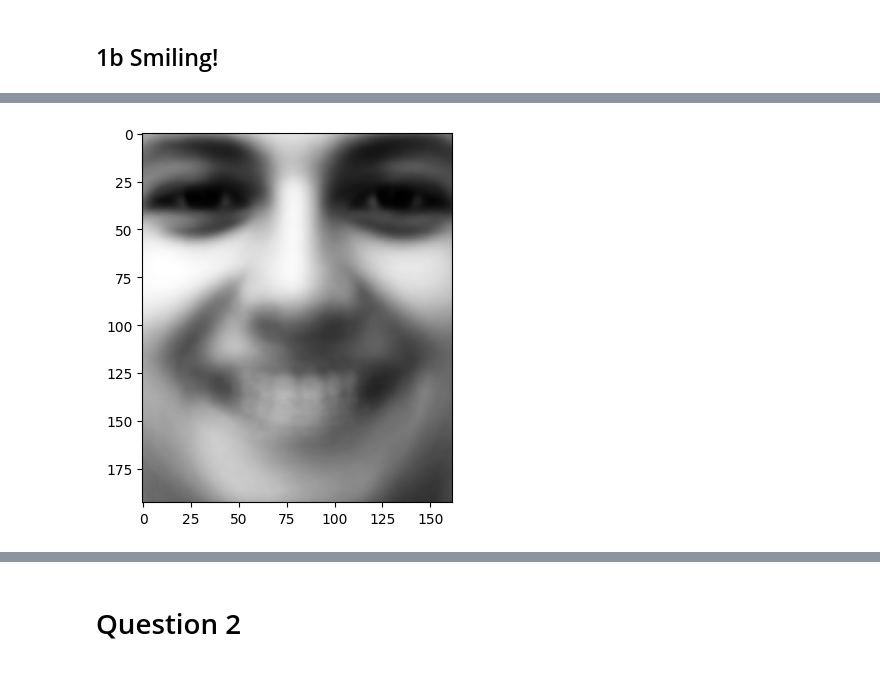
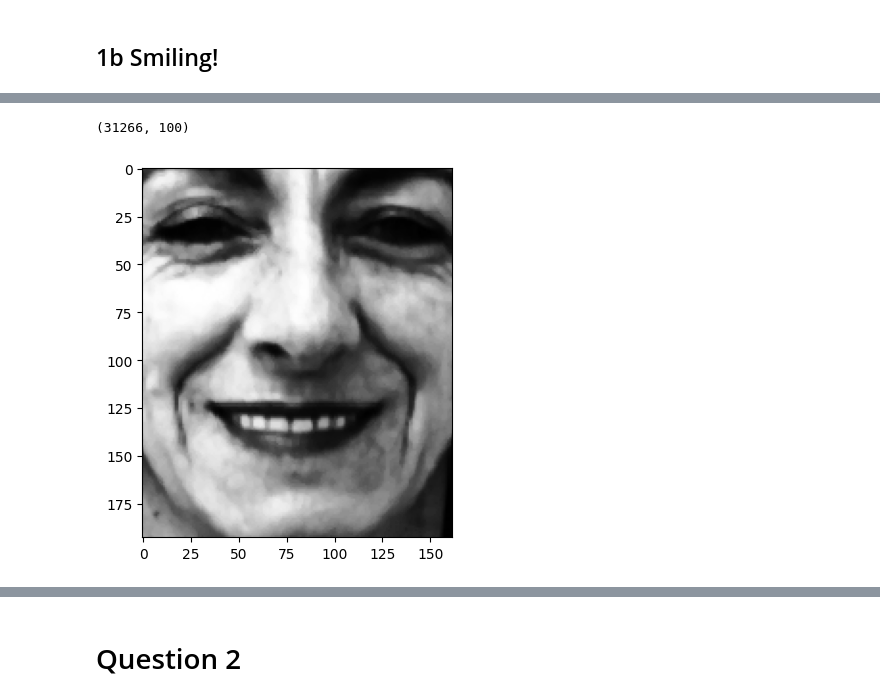
Before and after one commit to wavyvone/MiniProj3, a Jupyter notebook: Mini Proj 3.ipynb, the cells around one changed output, grey strips where cells are left out. Drawn from its saved outputs; the diff is of its cells as text; code cells hidden in the pictures.

```diff
--- a/Mini Proj 3.ipynb
+++ b/Mini Proj 3.ipynb
@@ -79,0 +168,3 @@ print(len(neu_cov))
+# %%
+final_neu = np.matmul(Zface, neuFace)
+print(final_neu.shape)
@@ -80,7 +173,6 @@ print(len(neu_cov))
 # %%
 fig, axes = plt.subplots(10,1,sharex=True,sharey=True,figsize=(35,35))
-neu_eig = neu_cov[:10] # take first 10 eigenfaces
 for i in range(10):
-    axes[i].imshow(neu_eig[i].reshape(193,162), cmap="gray")
+    axes[i].imshow(final_neu[:,i].reshape(193,162), cmap="gray")
 plt.show()
 # %% [output]
@@ -101,0 +180,5 @@ VH:(100, 31266)
+# %%
+v,s,vt = np.linalg.svd(covFace)
+print(v.shape)
+print(s.shape)
+print(vt.shape)
@@ -109,10 +216,13 @@ rand_smi = {k: v for k, v in smi_faces.items() if k in rand_smikeys}
 # %%
-smi_avg_list = [np.array(rand_smi[key].flatten().tolist()) for key in rand_smi]
+#flatten the smile faces and subtract by the avg
+flat_smi = np.array([np.array(rand_smi[key].flatten().tolist()) for key in rand_smi]).T
+flat_smi = np.vstack(flat_smi)
+print(flat_smi.shape)
+# %% [output]
+(31266, 100)
 # %%
-#get the average of the 100 faces
-smi_avg_face = np.sum(smi_avg_list, axis=0)/100
-show_avg_smi = smi_avg_face.reshape(193,162)
-plt.imshow(show_avg_smi, cmap="gray")
+facecol = flat_smi[:,0].reshape(193,162)
+plt.imshow(facecol, cmap="gray")
 plt.show()
 # %% [output]
-[figure, old version]
+[figure, new version]
```
Also changed, not shown: parts of 50 cells of this notebook.
